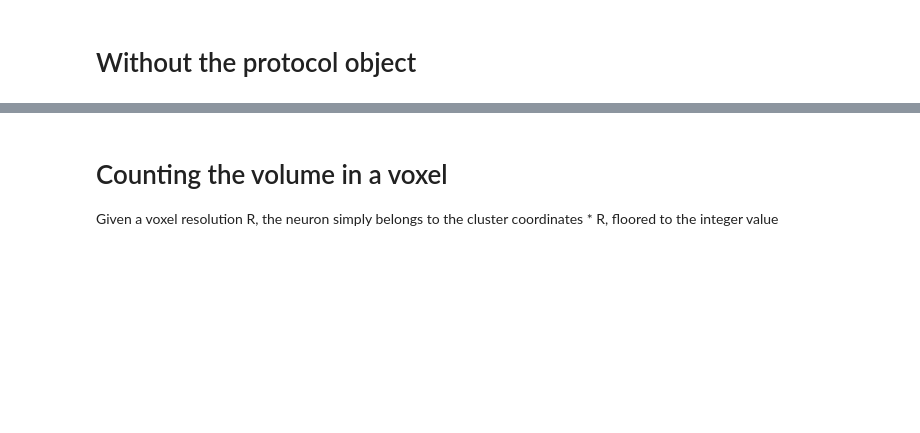
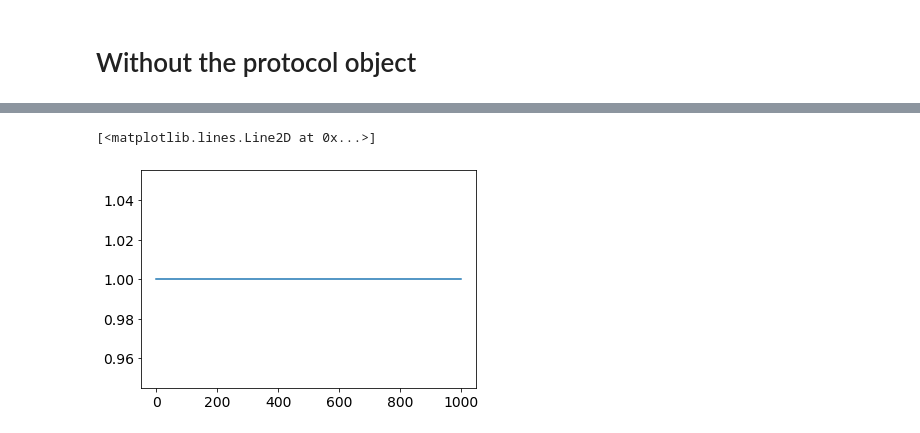
Before and after one commit to hugoladret/covid, a Jupyter notebook: dev_python/2020_05_02_opto_chans.ipynb, the cells around one changed output, grey strips where cells are left out. Drawn from its saved outputs; the diff is of its cells as text; code cells hidden in the pictures; blank space fills up the shorter version.

```diff
--- a/dev_python/2020_05_02_opto_chans.ipynb
+++ b/dev_python/2020_05_02_opto_chans.ipynb
@@ -190,3 +173,8 @@ net.run(duration = 150 * b2.ms, namespace = netParams)
+# %%
+plt.plot(mon2.Theta[0,:])
+# %% [output]
+[<matplotlib.lines.Line2D at 0x...>]
+[figure, added]
 # %%
 def run(self, verbose=verbose):
         """Main routine to run the simulation protocol"""
@@ -262,6 +250,3 @@ def run(self, verbose=verbose):
 sim.run??
 # %%
 protocol??
-# %% [markdown]
-# Counting the volume in a voxel
-Given a voxel resolution R, the neuron simply belongs to the cluster coordinates * R, floored to the integer value
```
Also changed, not shown: parts of 17 cells of this notebook.
